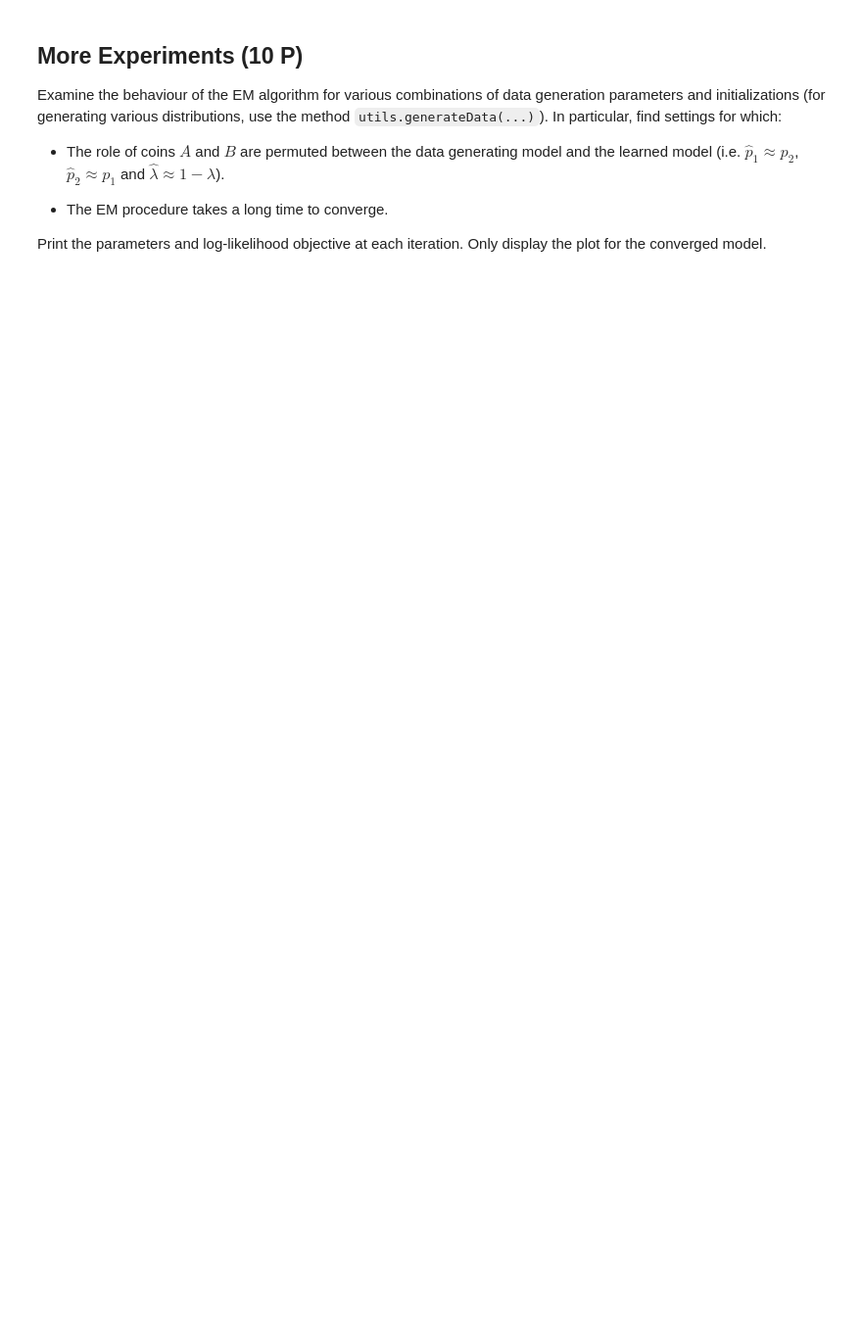
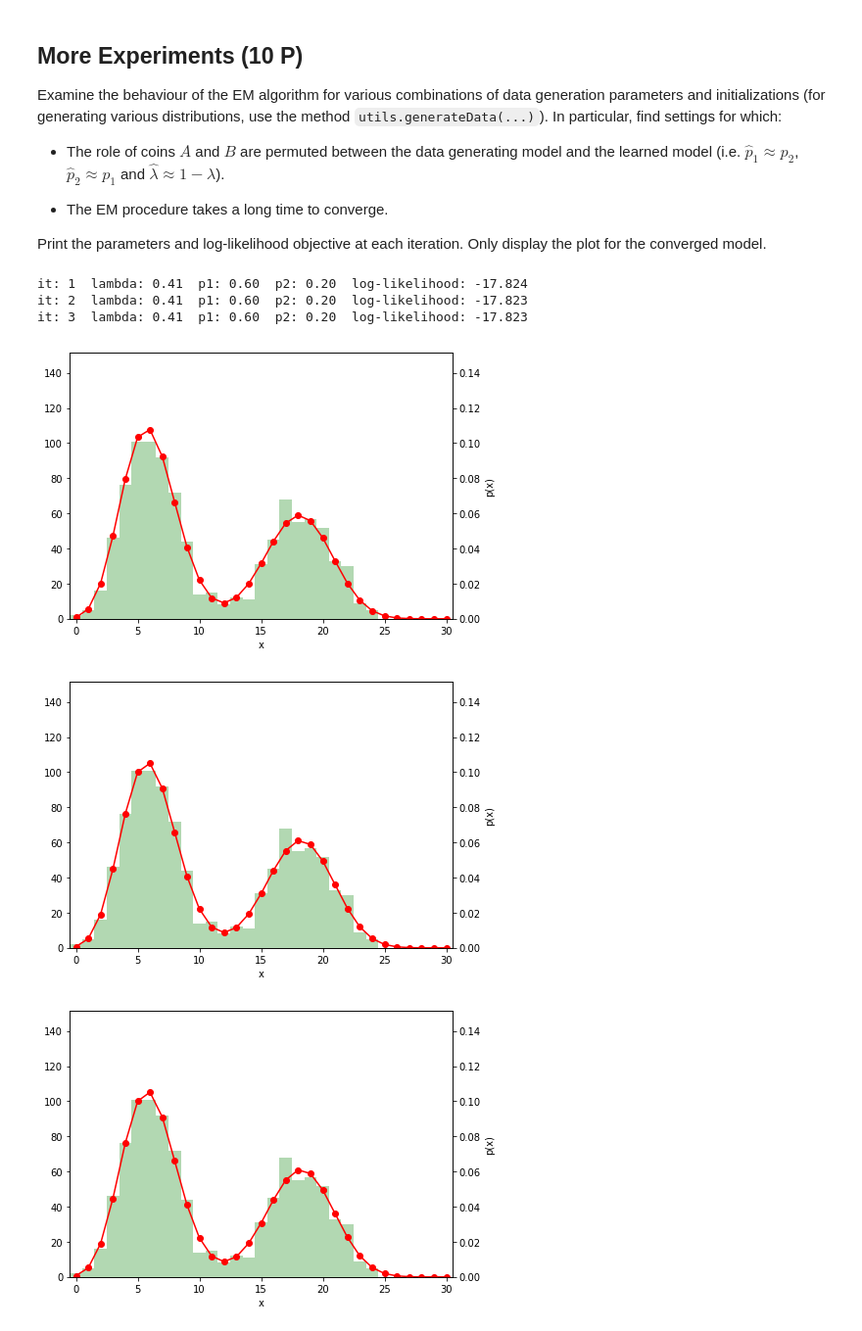
Before and after one commit to bakri92/ML1, a Jupyter notebook: exercise05/sheet05_prog_johan.ipynb, the cells around one changed output. Shown: that part at 98% size. Cells and saved outputs as stored; diff of their text form; code cells hidden in the pictures; blank space fills up the shorter version.

```diff
--- a/exercise05/sheet05_prog_johan.ipynb
+++ b/exercise05/sheet05_prog_johan.ipynb
@@ -207,3 +204,46 @@ Examine the behaviour of the EM algorithm for various combinations of data gener
 * The EM procedure takes a long time to converge.
 
 Print the parameters and log-likelihood objective at each iteration. Only display the plot for the converged model.
+# %%
+N, M = 1000, 30
+lam = .6
+p1  = .2
+p2  = .6
+data = utils.generateData(lam,p1,p2,N, M)
+p1  = .6
+p2  = .2
+lam = 1-lam
+it = 0
+l_old = 0
+criterion = False
+
+# Iterate until the stopping criterion is satisfied
+while not criterion:
+    it += 1
+
+    # - Plot data histogram and the learned probability distribution
+    utils.plot(data, F(lam,p1,p2))
+
+    # - Perform one step of EM
+    lam_n = Lambda(data,lam,p1,p2)
+    p1_n = P(R1, data, lam, p1, p2)
+    p2_n = P(R2, data, lam, p1, p2)
+    l = loglikelihood(data, lam, p1, p2)
+    lam = lam_n
+    p1 = p1_n
+    p2 = p2_n
+
+    # - Print the log-likelihood and the model parameters
+    print('it:%2d  lambda: %.2f  p1: %.2f  p2: %.2f  log-likelihood: %.3f'%(it, lam, p1, p2, l))
+
+    # - Determine if stopping criterion is satisfied
+    if abs(l_old-l) < 0.001:
+        criterion = True
+    l_old = l
+# %% [output]
+it: 1  lambda: 0.41  p1: 0.60  p2: 0.20  log-likelihood: -17.824
+it: 2  lambda: 0.41  p1: 0.60  p2: 0.20  log-likelihood: -17.823
+it: 3  lambda: 0.41  p1: 0.60  p2: 0.20  log-likelihood: -17.823
+[figure, added]
+[figure, added]
+[figure, added]
```
Also changed, not shown: parts of 3 cells of this notebook.
